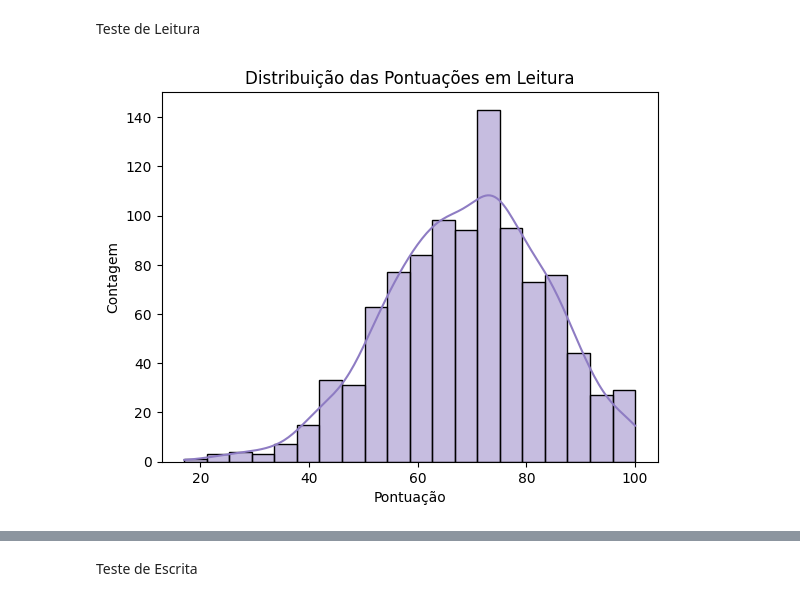
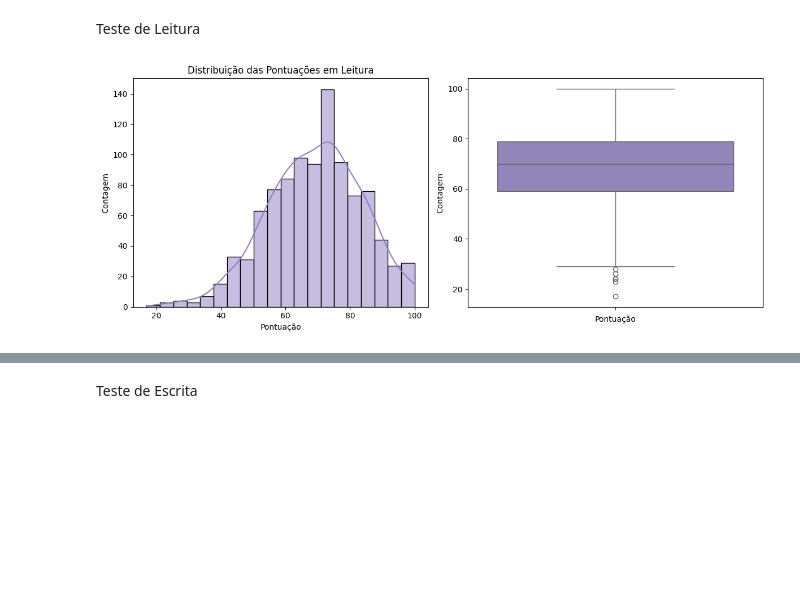
Before and after one commit to tainahguerras/Estatistica-ADA-Santander, a Jupyter notebook: notebook/EDA_Tainah.ipynb, the cells around one changed output, grey strips where cells are left out. Drawn from its saved outputs; the diff is of its cells as text; code cells hidden in the pictures; blank space fills up the shorter version.

```diff
--- a/EDA_Tainah.ipynb
+++ b/notebook/EDA_Tainah.ipynb
@@ -144,6 +142,6 @@ fns.cria_boxplot(dados=data['math_score'], xlabel='Pontuação', ylabel='Contage
 # %% [markdown]
 Teste de Leitura
 # %%
-fns.cria_histograma(dados=data['reading_score'], titulo='Distribuição das Pontuações em Leitura', xlabel = 'Pontuação', ylabel = 'Contagem')
+fns.plot_histogram_boxplot(dados=data['reading_score'], titulo='Distribuição das Pontuações em Leitura', xlabel='Pontuação', ylabel='Contagem')
 # %% [output]
-[figure, old version]
+[figure, new version]
```
Also changed, not shown: parts of 6 cells of this notebook, 1 other file.
